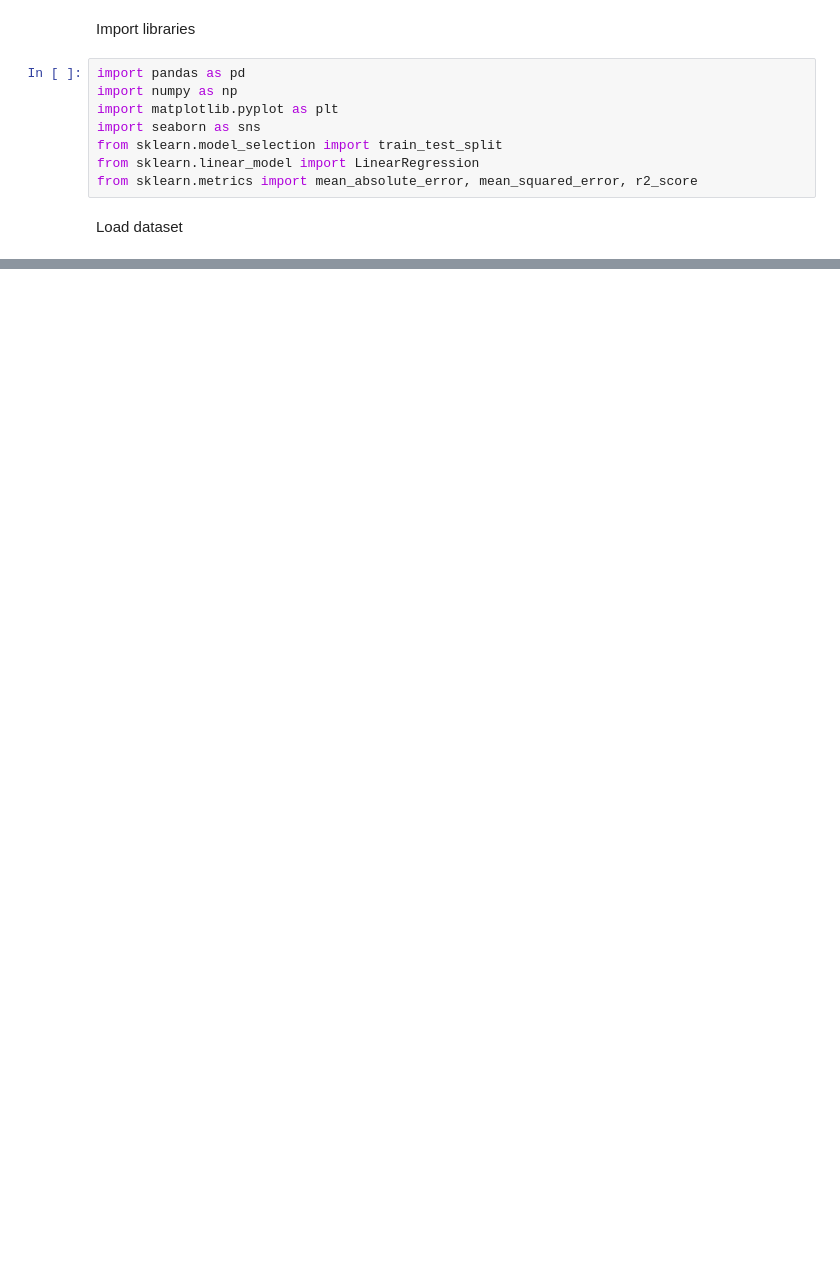
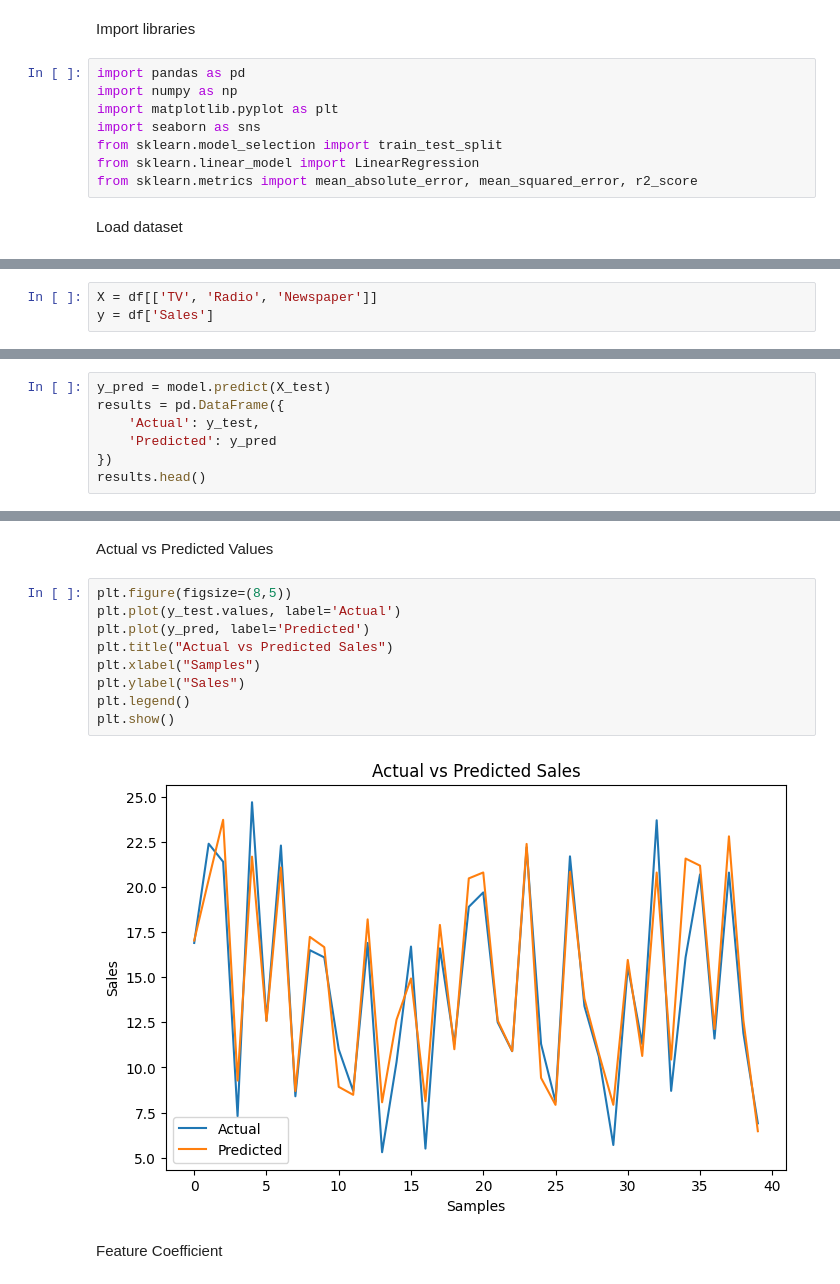
Before and after one commit to malikwaqas787asd786-cmyk/My_Ai_Course, a Jupyter notebook: Machine learning/Linear regression/Advertising dataset/Advertising.ipynb, the cells around one changed output, grey strips where cells are left out. Drawn from its saved outputs; the diff is of its cells as text; blank space fills up the shorter version.

```diff
--- a/Machine learning/Linear regression/Advertising dataset/Advertising.ipynb
+++ b/Machine learning/Linear regression/Advertising dataset/Advertising.ipynb
@@ -29,0 +115,3 @@ df
+# %%
+X = df[['TV', 'Radio', 'Newspaper']]
+y = df['Sales']
@@ -29,0 +142,7 @@ df
+# %%
+y_pred = model.predict(X_test)
+results = pd.DataFrame({
+    'Actual': y_test,
+    'Predicted': y_pred
+})
+results.head()
@@ -29,0 +170,16 @@ df
+# %% [markdown]
+
+Actual vs Predicted Values
+# %%
+plt.figure(figsize=(8,5))
+plt.plot(y_test.values, label='Actual')
+plt.plot(y_pred, label='Predicted')
+plt.title("Actual vs Predicted Sales")
+plt.xlabel("Samples")
+plt.ylabel("Sales")
+plt.legend()
+plt.show()
+# %% [output]
+[figure, added]
+# %% [markdown]
+Feature Coefficient
```
Also changed, not shown: parts of 24 cells of this notebook.
